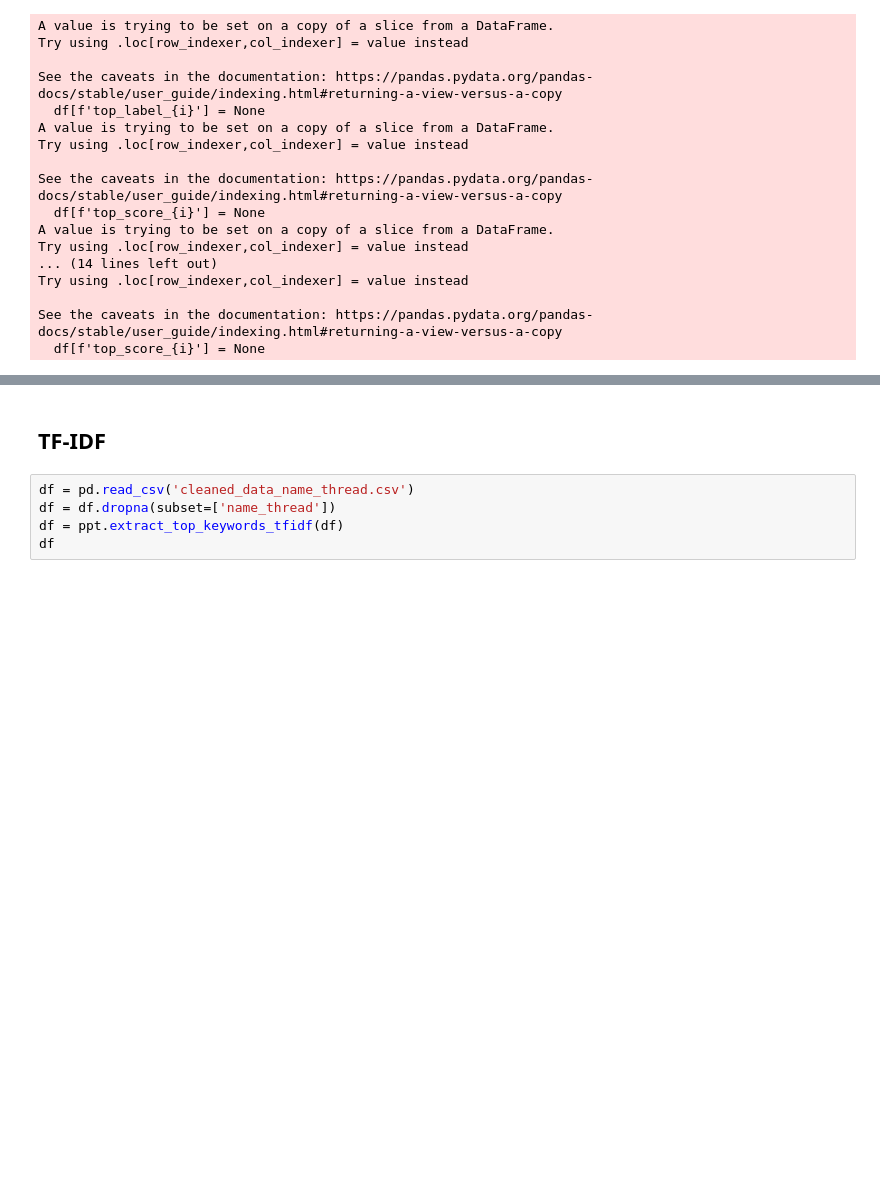
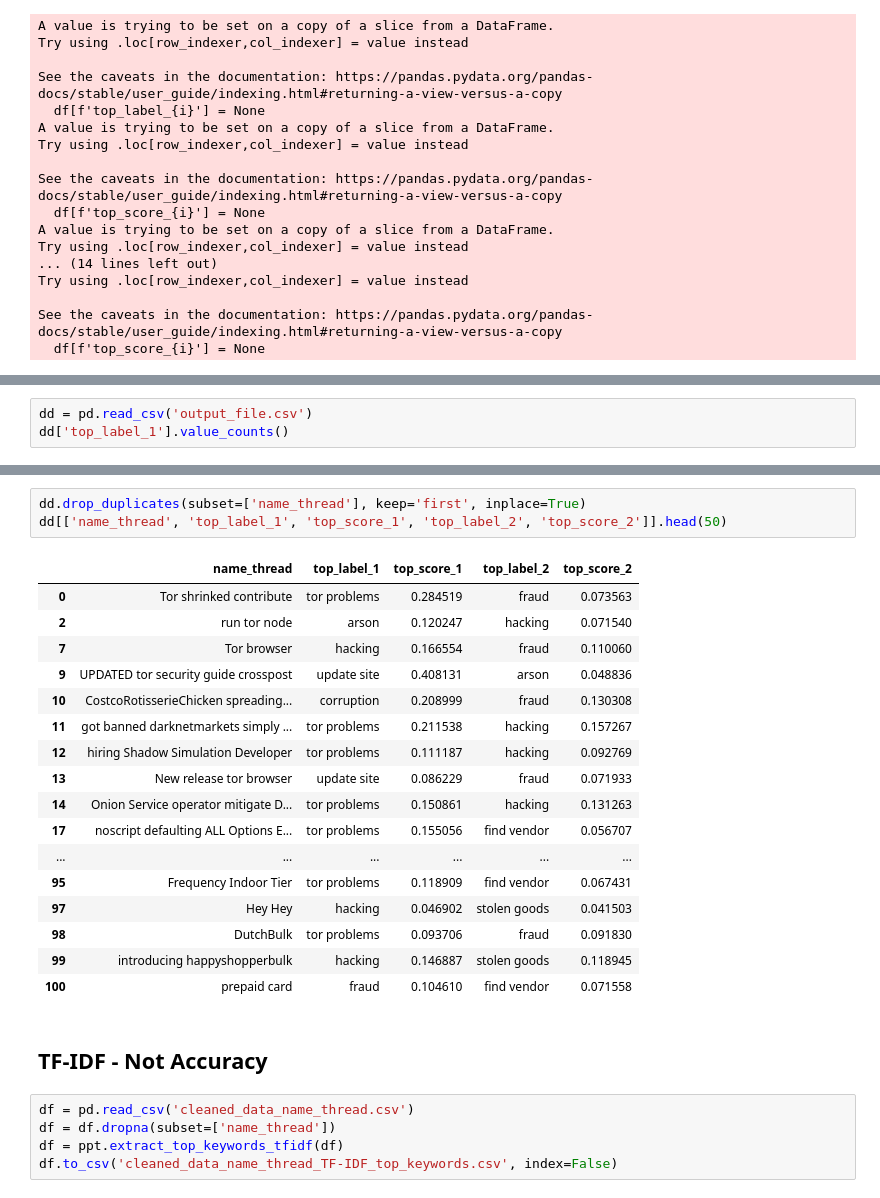
Before and after one commit to D0men1c0/GSoC, a Jupyter notebook: Analyze_files/Completed/TextThreadAnalysis.ipynb, the cells around one changed output, grey strips where cells are left out. Drawn from its saved outputs; the diff is of its cells as text; blank space fills up the shorter version.

```diff
--- a/Analyze_files/Completed/TextThreadAnalysis.ipynb
+++ b/Analyze_files/Completed/TextThreadAnalysis.ipynb
@@ -345,0 +332,3 @@ df.head(10)
+# %%
+dd = pd.read_csv('output_file.csv')
+dd['top_label_1'].value_counts()
@@ -346,7 +353,28 @@ df.head(10)
+# %%
+dd.drop_duplicates(subset=['name_thread'], keep='first', inplace=True)
+dd[['name_thread', 'top_label_1', 'top_score_1', 'top_label_2', 'top_score_2']].head(50)
+# %% [output]
+|  | name_thread | top_label_1 | top_score_1 | top_label_2 | top_score_2 |
+| 0 | Tor shrinked contribute | tor problems | 0.284519 | fraud | 0.073563 |
+| 2 | run tor node | arson | 0.120247 | hacking | 0.071540 |
+| 7 | Tor browser | hacking | 0.166554 | fraud | 0.110060 |
+| 9 | UPDATED tor security guide crosspost | update site | 0.408131 | arson | 0.048836 |
+| 10 | CostcoRotisserieChicken spreading... | corruption | 0.208999 | fraud | 0.130308 |
+| 11 | got banned darknetmarkets simply ... | tor problems | 0.211538 | hacking | 0.157267 |
+| 12 | hiring Shadow Simulation Developer | tor problems | 0.111187 | hacking | 0.092769 |
+| 13 | New release tor browser | update site | 0.086229 | fraud | 0.071933 |
+| 14 | Onion Service operator mitigate D... | tor problems | 0.150861 | hacking | 0.131263 |
+| 17 | noscript defaulting ALL Options E... | tor problems | 0.155056 | find vendor | 0.056707 |
+| ... | ... | ... | ... | ... | ... |
+| 95 | Frequency Indoor Tier | tor problems | 0.118909 | find vendor | 0.067431 |
+| 97 | Hey Hey | hacking | 0.046902 | stolen goods | 0.041503 |
+| 98 | DutchBulk | tor problems | 0.093706 | fraud | 0.091830 |
+| 99 | introducing happyshopperbulk | hacking | 0.146887 | stolen goods | 0.118945 |
+| 100 | prepaid card | fraud | 0.104610 | find vendor | 0.071558 |
 # %% [markdown]
-## TF-IDF
+## TF-IDF - Not Accuracy
 # %%
 df = pd.read_csv('cleaned_data_name_thread.csv')
 df = df.dropna(subset=['name_thread'])
 df = ppt.extract_top_keywords_tfidf(df)
-df
+df.to_csv('cleaned_data_name_thread_TF-IDF_top_keywords.csv', index=False)
```
Also changed, not shown: parts of 7 cells of this notebook.
